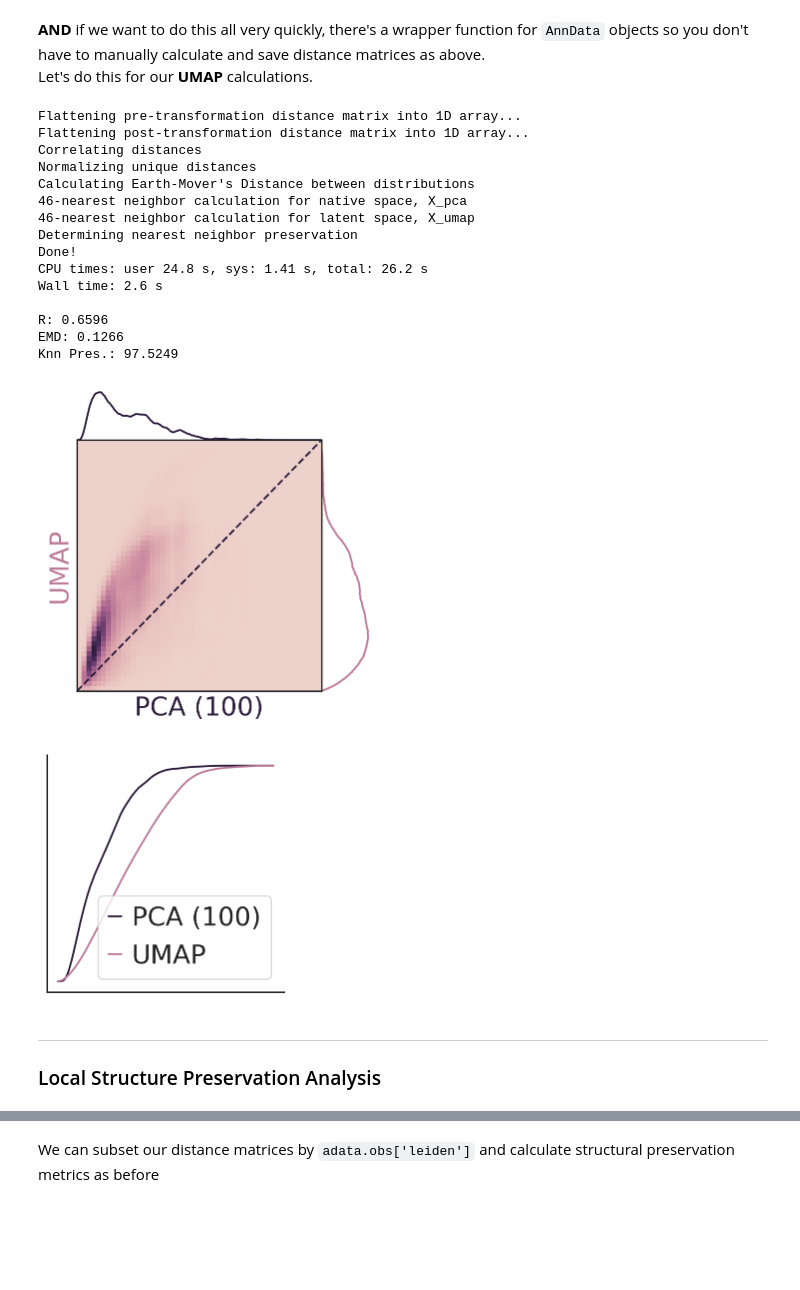
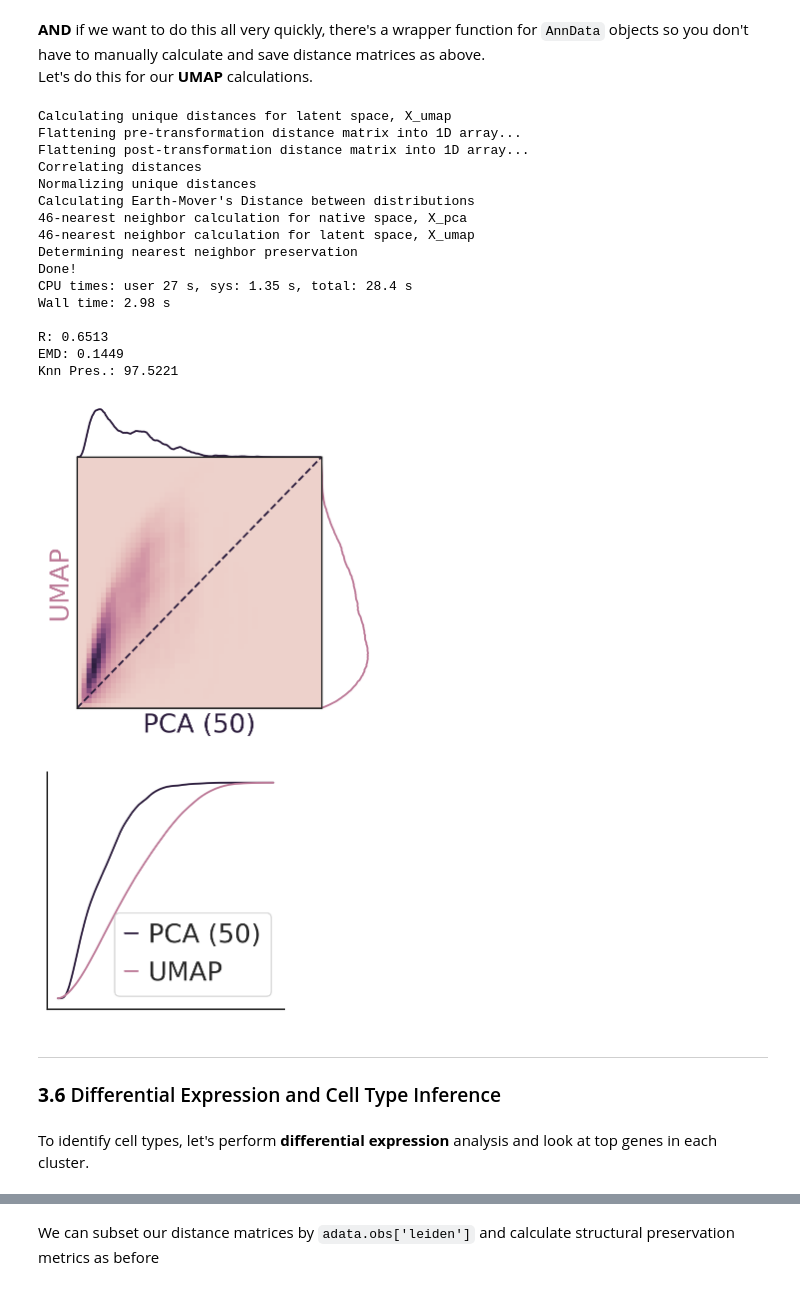
Before and after one commit to bobchen1701/STAR_Protocol, a Jupyter notebook: DR_analysis.ipynb, the cells around one changed output, grey strips where cells are left out. Saved outputs shown, nothing was run; the diff lists cells and outputs as text; code cells hidden in the pictures; blank space fills up the shorter version.

```diff
--- a/DR_analysis.ipynb
+++ b/DR_analysis.ipynb
@@ -154,26 +153,29 @@ Let's do this for our __UMAP__ calculations.
 # %%
 %time corr, EMD, knn = structure_preservation_sc(adata=a, latent="X_umap", native="X_pca", k=n_neighbs)
 print("\nR: {}\nEMD: {}\nKnn Pres.: {}".format(round(corr[0],4), round(EMD,4), round(knn, 4)))
-SP_plot(pre_norm=a.uns["X_pca_norm_distances"], post_norm=a.uns["X_umap_norm_distances"], labels=["PCA (100)","UMAP"]).joint_plot_distance_correlation(save_to="figures/umap_joint.png")
-SP_plot(pre_norm=a.uns["X_pca_norm_distances"], post_norm=a.uns["X_umap_norm_distances"], labels=["PCA (100)","UMAP"], figsize=(3,3)).plot_cumulative_distributions(save_to="figures/umap_dist.png")
+SP_plot(pre_norm=a.uns["X_pca_norm_distances"], post_norm=a.uns["X_umap_norm_distances"], labels=["PCA (50)","UMAP"]).joint_plot_distance_correlation(save_to="figures/umap_joint.png")
+SP_plot(pre_norm=a.uns["X_pca_norm_distances"], post_norm=a.uns["X_umap_norm_distances"], labels=["PCA (50)","UMAP"], figsize=(3,3)).plot_cumulative_distributions(save_to="figures/umap_dist.png")
 # %% [output]
+Calculating unique distances for latent space, X_umap
 Flattening pre-transformation distance matrix into 1D array...
 Flattening post-transformation distance matrix into 1D array...
 Correlating distances
 Normalizing unique distances
 Calculating Earth-Mover's Distance between distributions
 46-nearest neighbor calculation for native space, X_pca
 46-nearest neighbor calculation for latent space, X_umap
 Determining nearest neighbor preservation
 Done!
-CPU times: user 24.8 s, sys: 1.41 s, total: 26.2 s
-Wall time: 2.6 s
+CPU times: user 27 s, sys: 1.35 s, total: 28.4 s
+Wall time: 2.98 s
 
-R: 0.6596
-EMD: 0.1266
-Knn Pres.: 97.5249
+R: 0.6513
+EMD: 0.1449
+Knn Pres.: 97.5221
-[figure, old version]
+[figure, new version]
-[figure, old version]
+[figure, new version]
-# %% [markdown]
----
-### Local Structure Preservation Analysis
+# %% [markdown]
+---
+### __3.6__ Differential Expression and Cell Type Inference
+# %% [markdown]
+To identify cell types, let's perform __differential expression__ analysis and look at top genes in each cluster.
```
Also changed, not shown: parts of 28 cells of this notebook.
